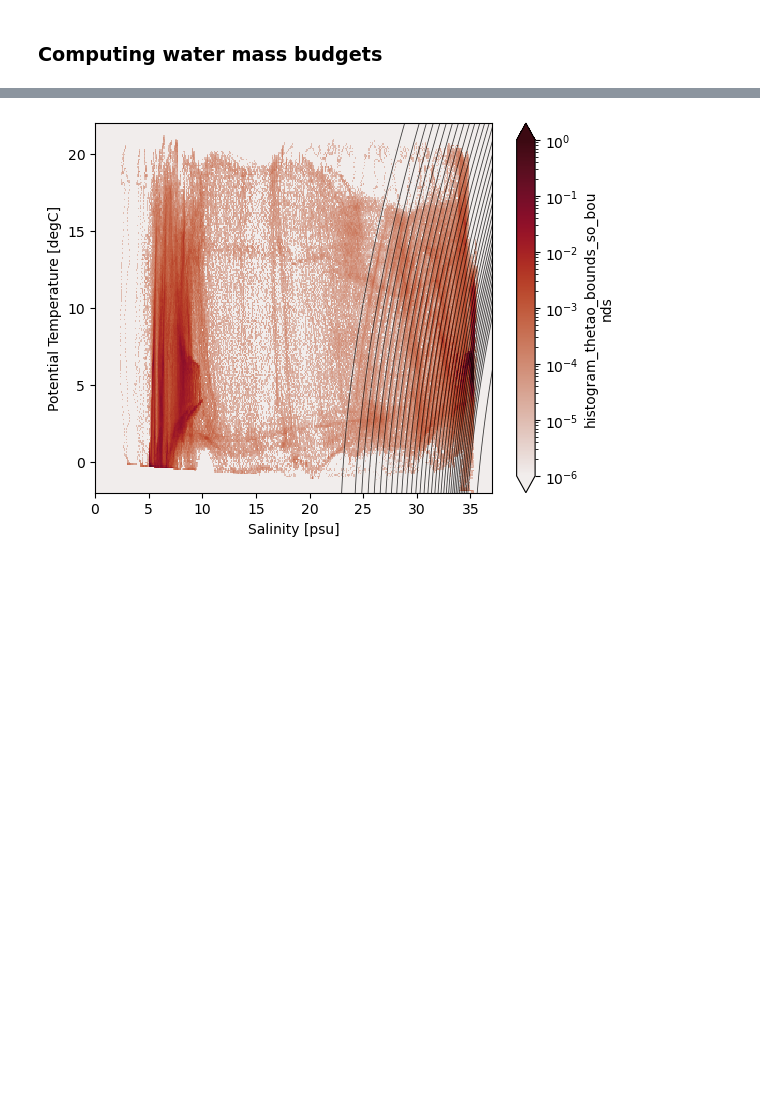
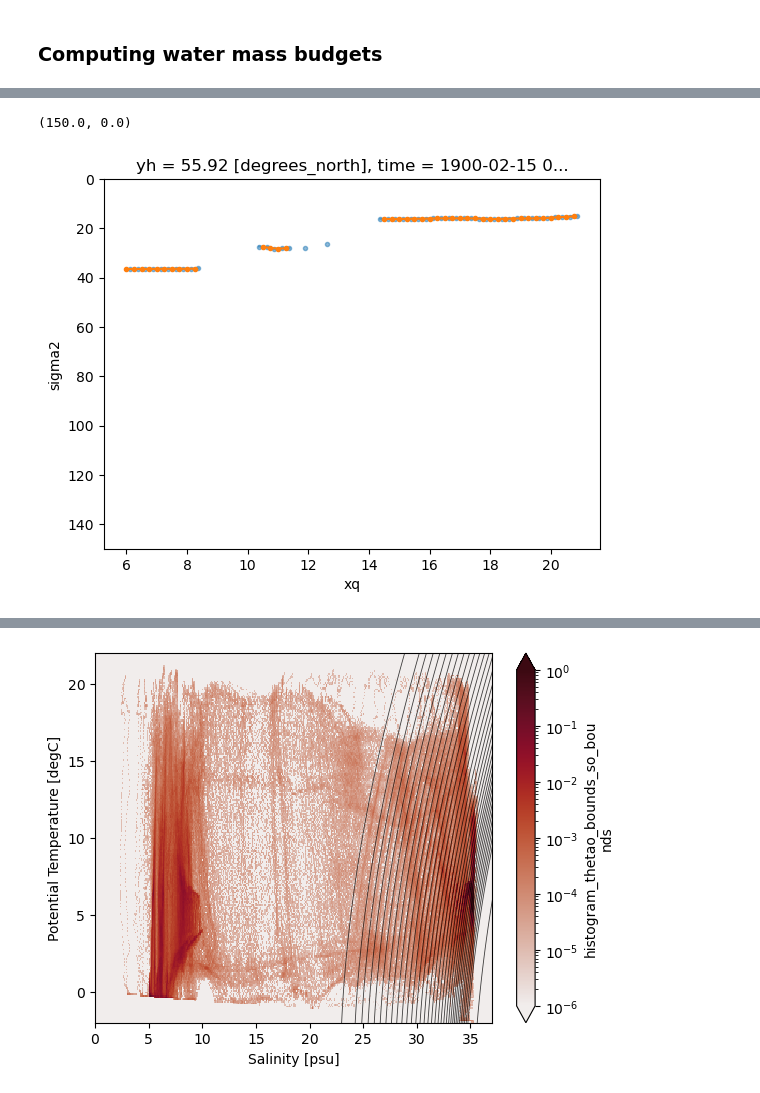
Before and after one commit to hdrake/xwmb, a Jupyter notebook: examples/Baltic_example.ipynb, the cells around one changed output, grey strips where cells are left out. Saved outputs shown, nothing was run; the diff lists cells and outputs as text; code cells hidden in the pictures; blank space fills up the shorter version.

```diff
--- a/examples/Baltic_example.ipynb
+++ b/examples/Baltic_example.ipynb
@@ -151,0 +154,9 @@ plt.title("parameterized diapycnal diffusion");
+# %%
+grid._ds['sigma2'].isel(yh=20, time=0, z_l=0).plot(alpha=0.5, marker=".")
+plt.ylim(150, 0)
+
+σu.isel(yh=20, z_l=0).plot(marker=".")
+plt.ylim(150, 0)
+# %% [output]
+(150.0, 0.0)
+[figure, added]
```
Also changed, not shown: parts of 10 cells of this notebook.
